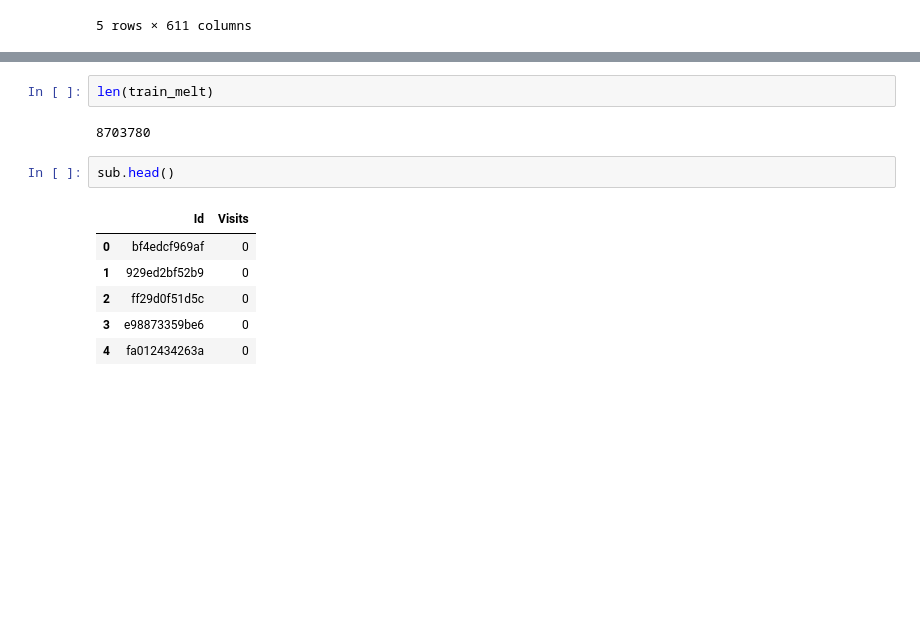
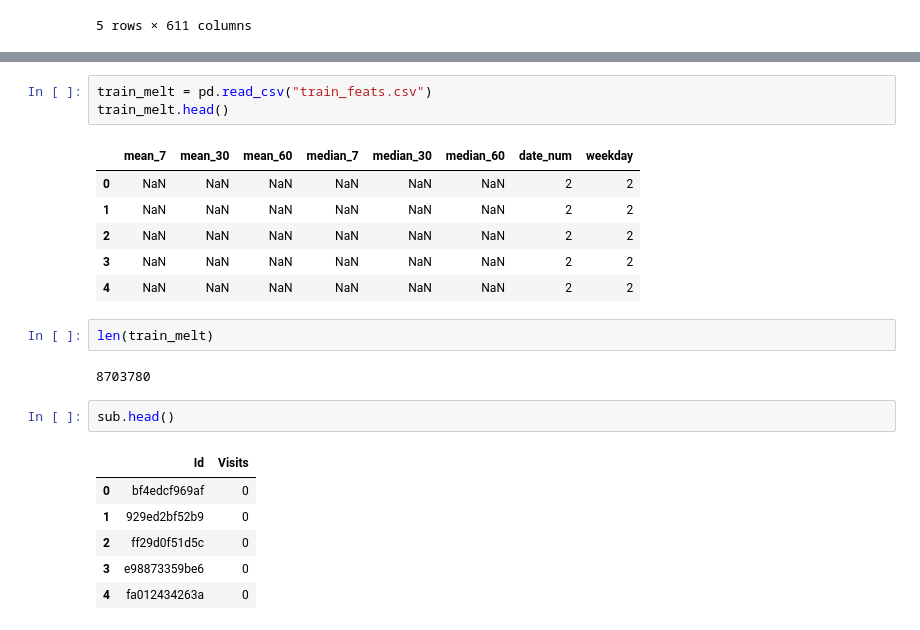
Before and after one commit to shubh24/web_traffic_prediction, a Jupyter notebook: explore.ipynb, the cells around one changed output, grey strips where cells are left out. Drawn from its saved outputs; the diff is of its cells as text; blank space fills up the shorter version.

```diff
--- a/explore.ipynb
+++ b/explore.ipynb
@@ -288,3 +304,13 @@ train_melt.head()
+# %%
+train_melt = pd.read_csv("train_feats.csv")
+train_melt.head()
+# %% [output]
+|  | mean_7 | mean_30 | mean_60 | median_7 | median_30 | median_60 | date_num | weekday |
+| 0 | NaN | NaN | NaN | NaN | NaN | NaN | 2 | 2 |
+| 1 | NaN | NaN | NaN | NaN | NaN | NaN | 2 | 2 |
+| 2 | NaN | NaN | NaN | NaN | NaN | NaN | 2 | 2 |
+| 3 | NaN | NaN | NaN | NaN | NaN | NaN | 2 | 2 |
+| 4 | NaN | NaN | NaN | NaN | NaN | NaN | 2 | 2 |
 # %%
 len(train_melt)
 # %% [output]
```
Also changed, not shown: parts of 10 cells of this notebook.
